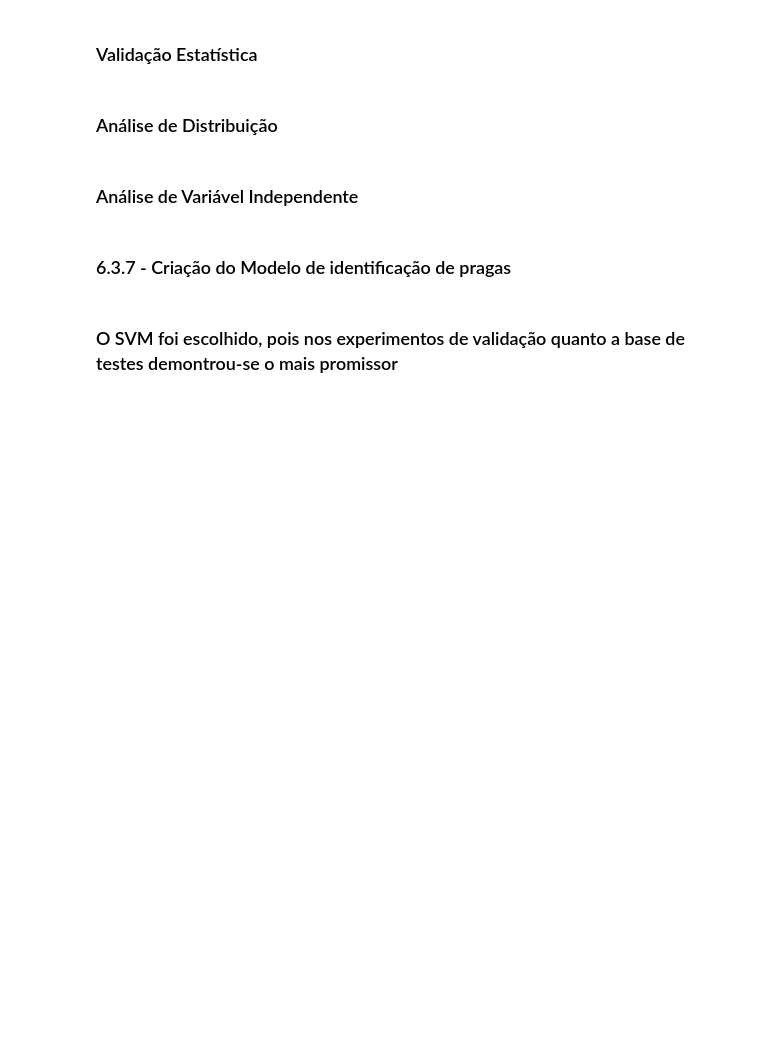
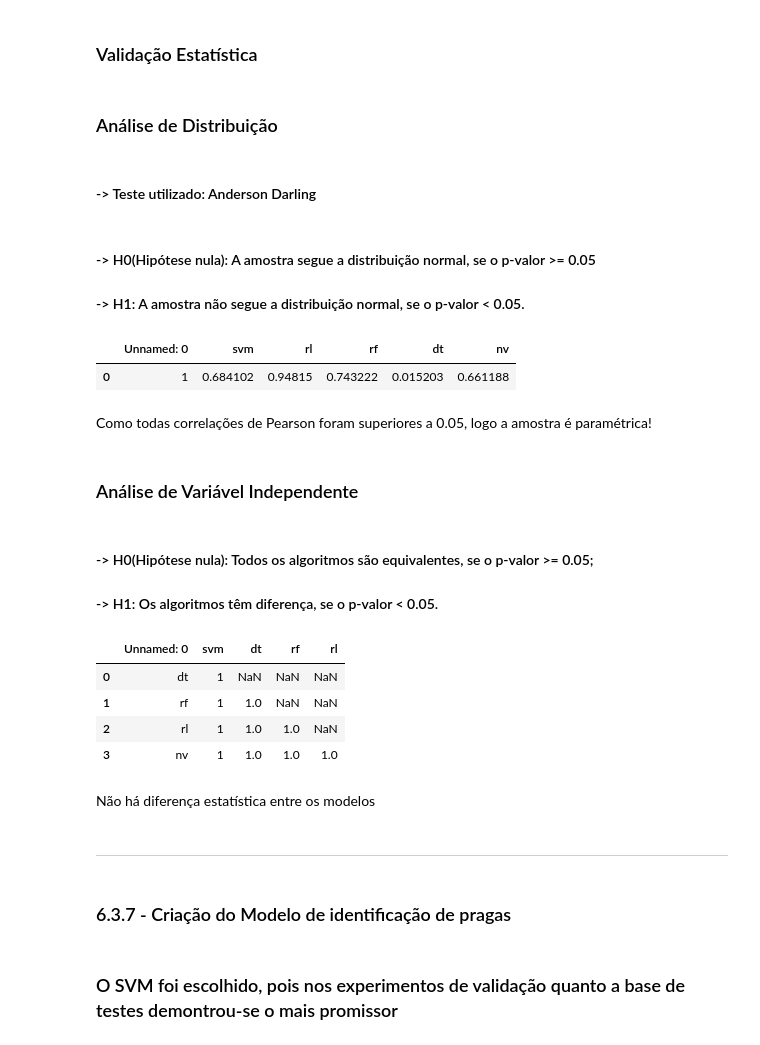
Before and after one commit to thiagogcosta/ds-verde-sobre-verde, a Jupyter notebook: identificacao_pragas.ipynb, the cells around one changed output. Drawn from its saved outputs; the diff is of its cells as text; code cells hidden in the pictures; blank space fills up the shorter version.

```diff
--- a/identificacao_pragas.ipynb
+++ b/identificacao_pragas.ipynb
@@ -1626,8 +1686,42 @@ df_valores_preditos_tipo_praga.to_csv('df_valores_preditos_tipo_praga.csv')
 ### Validação Estatística
 # %% [markdown]
 ### Análise de Distribuição
+# %% [markdown]
+#### -> Teste utilizado: Anderson Darling
+# %% [markdown]
+#### -> H0(Hipótese nula): A amostra segue a distribuição normal, se o p-valor >= 0.05
+
+#### -> H1: A amostra não segue a distribuição normal, se o p-valor < 0.05.
+# %%
+# Carregar os resultados da análise de distribuição feita no R
+analise_distribuicao_praga = pd.read_csv('anderson_darling-test-tipo-praga.csv')
+
+analise_distribuicao_praga.head()
+# %% [output]
+|  | Unnamed: 0 | svm | rl | rf | dt | nv |
+| 0 | 1 | 0.684102 | 0.94815 | 0.743222 | 0.015203 | 0.661188 |
+# %% [markdown]
+Como todas correlações de Pearson foram superiores a 0.05, logo a amostra é paramétrica!
 # %% [markdown]
 ### Análise de Variável Independente
+# %% [markdown]
+#### -> H0(Hipótese nula): Todos os algoritmos são equivalentes, se o p-valor >= 0.05;
+#### -> H1: Os algoritmos têm diferença, se o p-valor < 0.05.
+# %%
+# Carregar os resultados da análise de variável independente feita no R
+var_independente_praga = pd.read_csv('t-test-tipo-praga.csv')
+
+var_independente_praga.head()
+# %% [output]
+|  | Unnamed: 0 | svm | dt | rf | rl |
+| 0 | dt | 1 | NaN | NaN | NaN |
+| 1 | rf | 1 | 1.0 | NaN | NaN |
+| 2 | rl | 1 | 1.0 | 1.0 | NaN |
+| 3 | nv | 1 | 1.0 | 1.0 | 1.0 |
+# %% [markdown]
+Não há diferença estatística entre os modelos
+# %% [markdown]
+-------------------
 # %% [markdown]
 ### 6.3.7 - Criação do Modelo de identificação de pragas
 # %% [markdown]
```
Also changed, not shown: parts of 27 cells of this notebook, 11 other files.
